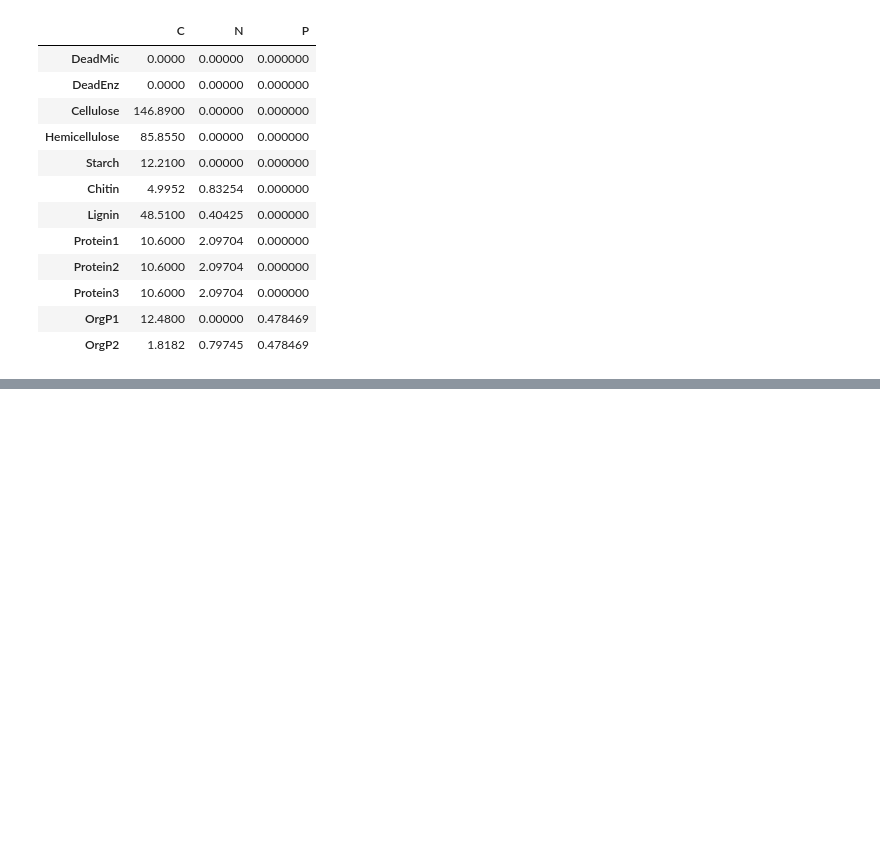
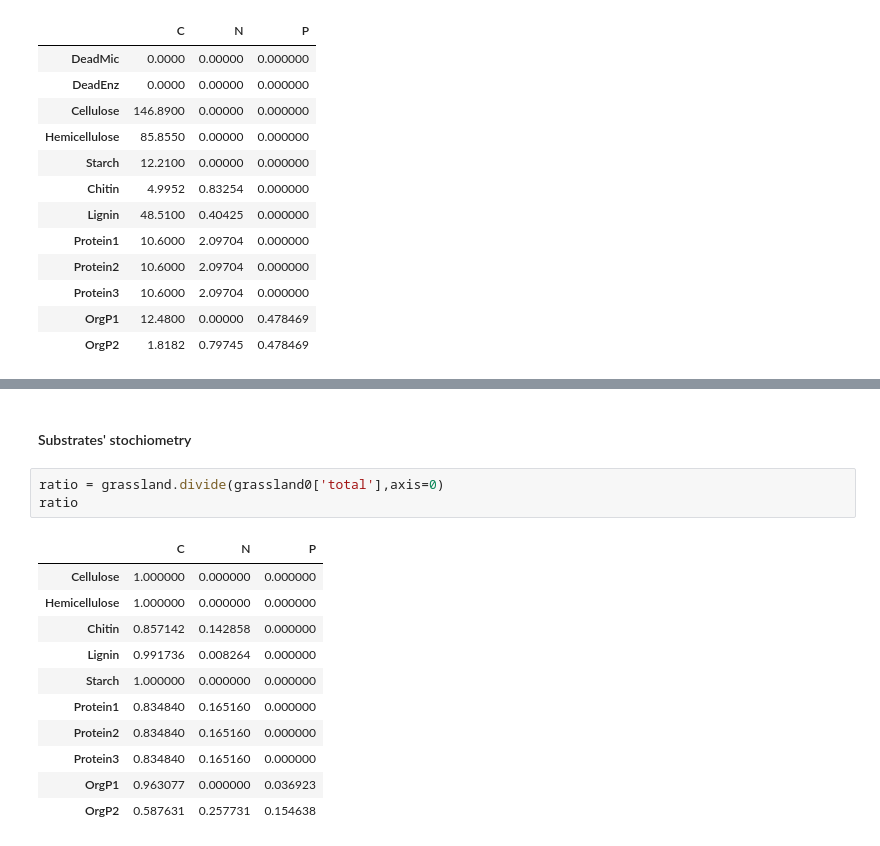
Before and after one commit to bioatmosphere/microbiome-climate-gradient, a Jupyter notebook: inputs/site_information/litter_chemistry.ipynb, the cells around one changed output, grey strips where cells are left out. Cells and saved outputs as stored; diff of their text form; blank space fills up the shorter version.

```diff
--- a/inputs/site_information/litter_chemistry.ipynb
+++ b/inputs/site_information/litter_chemistry.ipynb
@@ -36,0 +97,17 @@ grassland
+# %% [markdown]
+#### Substrates' stochiometry
+# %%
+ratio = grassland.divide(grassland0['total'],axis=0)
+ratio
+# %% [output]
+|  | C | N | P |
+| Cellulose | 1.000000 | 0.000000 | 0.000000 |
+| Hemicellulose | 1.000000 | 0.000000 | 0.000000 |
+| Chitin | 0.857142 | 0.142858 | 0.000000 |
+| Lignin | 0.991736 | 0.008264 | 0.000000 |
+| Starch | 1.000000 | 0.000000 | 0.000000 |
+| Protein1 | 0.834840 | 0.165160 | 0.000000 |
+| Protein2 | 0.834840 | 0.165160 | 0.000000 |
+| Protein3 | 0.834840 | 0.165160 | 0.000000 |
+| OrgP1 | 0.963077 | 0.000000 | 0.036923 |
+| OrgP2 | 0.587631 | 0.257731 | 0.154638 |
```
Also changed, not shown: parts of 51 cells of this notebook.
